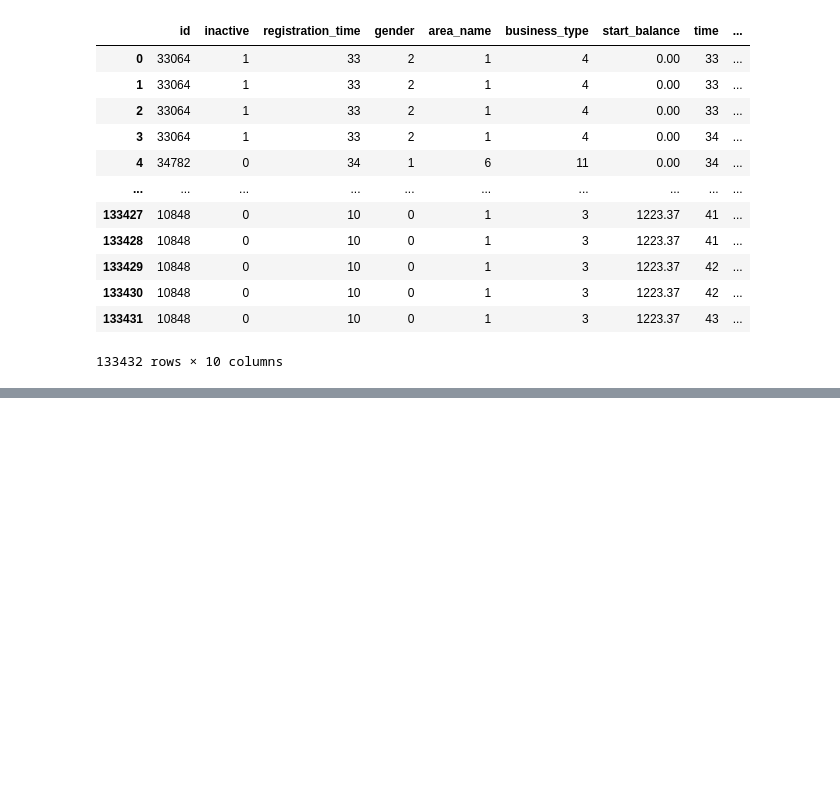
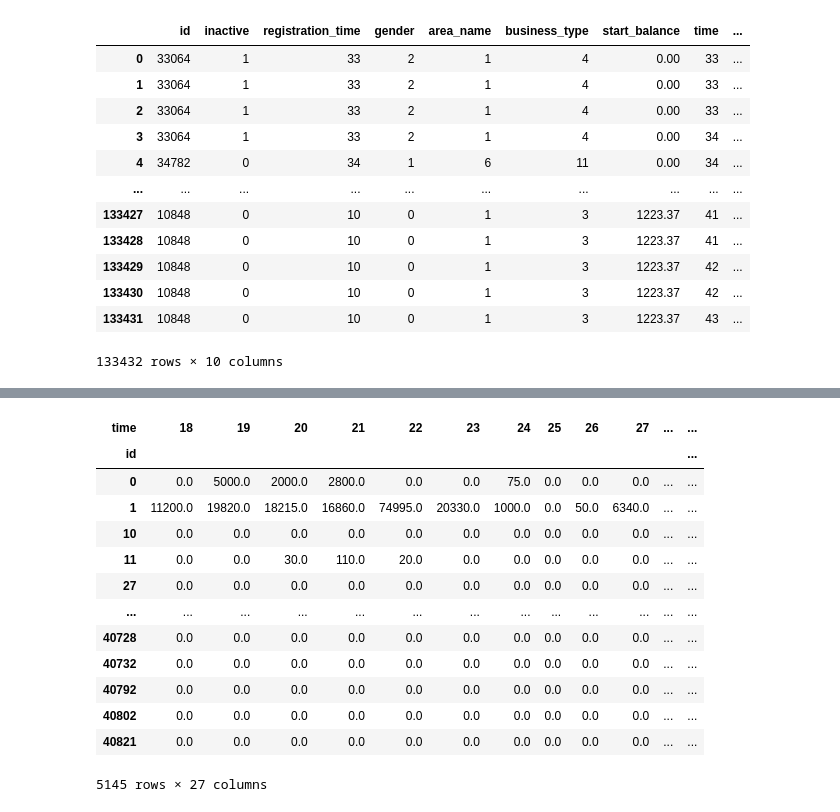
Before and after one commit to beratcabuk/sdshackathon2022, a Jupyter notebook: sdshackathon.ipynb, the cells around one changed output, grey strips where cells are left out. Cells and saved outputs as stored; diff of their text form; code cells hidden in the pictures; blank space fills up the shorter version.

```diff
--- a/sdshackathon.ipynb
+++ b/sdshackathon.ipynb
@@ -463 +479,19 @@ weekly = user_transactions.groupby("id")["time"].value_counts().unstack().fillna
+# %%
+weekly_amt = user_transactions.groupby(["id", "time"])["amount"].sum().unstack().fillna(0)
+weekly_amt
+# %% [output]
+| time | 18 | 19 | 20 | 21 | 22 | 23 | 24 | 25 | 26 | 27 | ... | ... |
+| id |  |  |  |  |  |  |  |  |  |  |  | ... |
+| 0 | 0.0 | 5000.0 | 2000.0 | 2800.0 | 0.0 | 0.0 | 75.0 | 0.0 | 0.0 | 0.0 | ... | ... |
+| 1 | 11200.0 | 19820.0 | 18215.0 | 16860.0 | 74995.0 | 20330.0 | 1000.0 | 0.0 | 50.0 | 6340.0 | ... | ... |
+| 10 | 0.0 | 0.0 | 0.0 | 0.0 | 0.0 | 0.0 | 0.0 | 0.0 | 0.0 | 0.0 | ... | ... |
+| 11 | 0.0 | 0.0 | 30.0 | 110.0 | 20.0 | 0.0 | 0.0 | 0.0 | 0.0 | 0.0 | ... | ... |
+| 27 | 0.0 | 0.0 | 0.0 | 0.0 | 0.0 | 0.0 | 0.0 | 0.0 | 0.0 | 0.0 | ... | ... |
+| ... | ... | ... | ... | ... | ... | ... | ... | ... | ... | ... | ... | ... |
+| 40728 | 0.0 | 0.0 | 0.0 | 0.0 | 0.0 | 0.0 | 0.0 | 0.0 | 0.0 | 0.0 | ... | ... |
+| 40732 | 0.0 | 0.0 | 0.0 | 0.0 | 0.0 | 0.0 | 0.0 | 0.0 | 0.0 | 0.0 | ... | ... |
+| 40792 | 0.0 | 0.0 | 0.0 | 0.0 | 0.0 | 0.0 | 0.0 | 0.0 | 0.0 | 0.0 | ... | ... |
+| 40802 | 0.0 | 0.0 | 0.0 | 0.0 | 0.0 | 0.0 | 0.0 | 0.0 | 0.0 | 0.0 | ... | ... |
+| 40821 | 0.0 | 0.0 | 0.0 | 0.0 | 0.0 | 0.0 | 0.0 | 0.0 | 0.0 | 0.0 | ... | ... |
+5145 rows × 27 columns
 # %%
```
Also changed, not shown: parts of 12 cells of this notebook.
